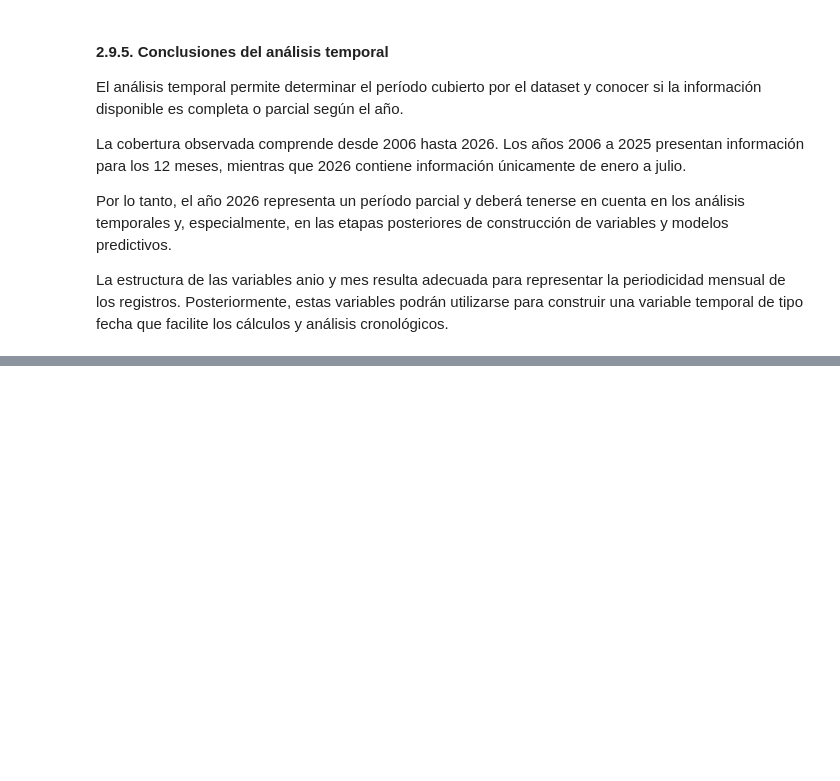
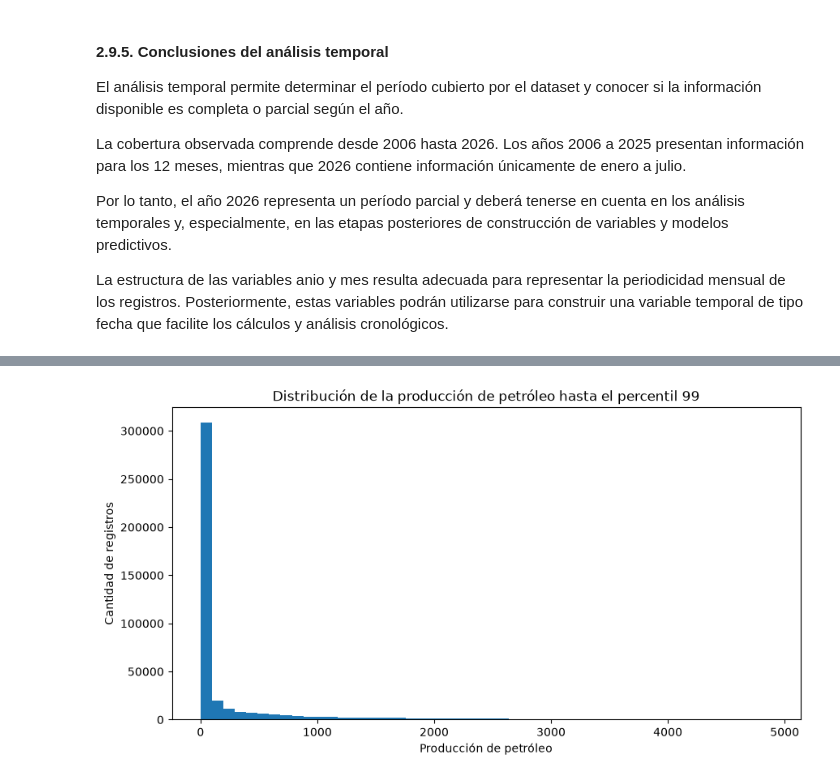
Before and after one commit to alexParedes027/oil-production-prediction, a Jupyter notebook: notebooks/01_exploracion_datos.ipynb, the cells around one changed output, grey strips where cells are left out. Saved outputs shown, nothing was run; the diff lists cells and outputs as text; code cells hidden in the pictures; blank space fills up the shorter version.

```diff
--- a/notebooks/01_exploracion_datos.ipynb
+++ b/notebooks/01_exploracion_datos.ipynb
@@ -837,0 +1093,15 @@ La estructura de las variables anio y mes resulta adecuada para representar la p
+# %%
+limite_p99 = produccion["prod_pet"].quantile(0.99)
+
+produccion[produccion["prod_pet"] <= limite_p99]["prod_pet"].plot(
+    kind="hist",
+    bins=50,
+    figsize=(10, 5),
+    title="Distribución de la producción de petróleo hasta el percentil 99"
+)
+
+plt.xlabel("Producción de petróleo")
+plt.ylabel("Cantidad de registros")
+plt.show()
+# %% [output]
+[figure, added]
```
Also changed, not shown: parts of 31 cells of this notebook.
